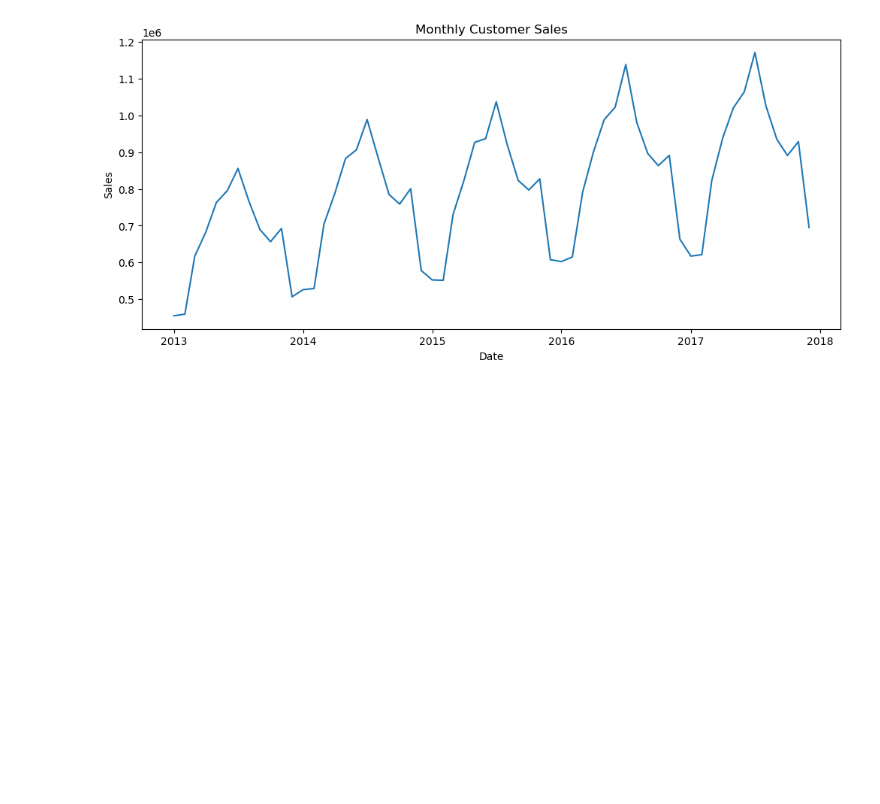
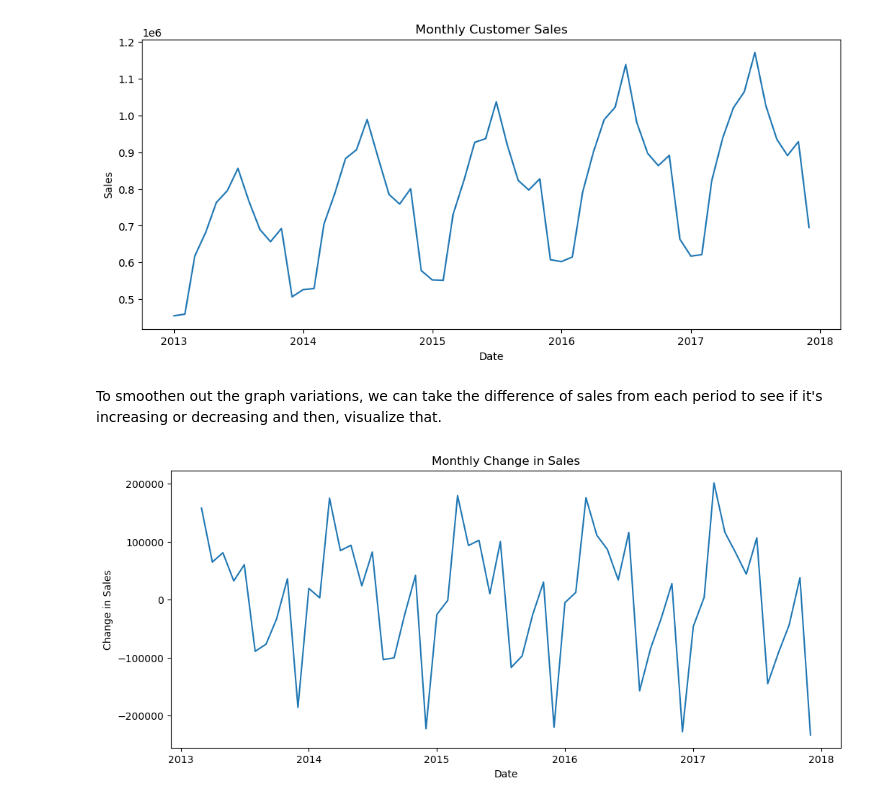
Before and after one commit to Siddhantrao/Sales-forecast, a Jupyter notebook: sales_forecast.ipynb, the cells around one changed output. Cells and saved outputs as stored; diff of their text form; code cells hidden in the pictures; blank space fills up the shorter version.

```diff
--- a/sales_forecast.ipynb
+++ b/sales_forecast.ipynb
@@ -88,3 +88,17 @@ plt.title('Monthly Customer Sales')
 plt.show()
 # %% [output]
 [figure]
+# %% [markdown]
+To smoothen out the graph variations, we can take the difference of sales from each period to see if it's increasing or decreasing and then, visualize that.
+# %%
+monthly_sales_data['sales_diff'] = monthly_sales_data['sales'].diff()
+monthly_sales_data = monthly_sales_data.dropna() # we do this because in some periods, if we do not have data from the past period, we may get a NA
+
+plt.figure(figsize=(12,5))
+plt.plot(monthly_sales_data['date'], monthly_sales_data['sales_diff'])
+plt.xlabel('Date')
+plt.ylabel('Change in Sales')
+plt.title('Monthly Change in Sales')
+plt.show()
+# %% [output]
+[figure, added]
```
Also changed, not shown: parts of 13 cells of this notebook.
